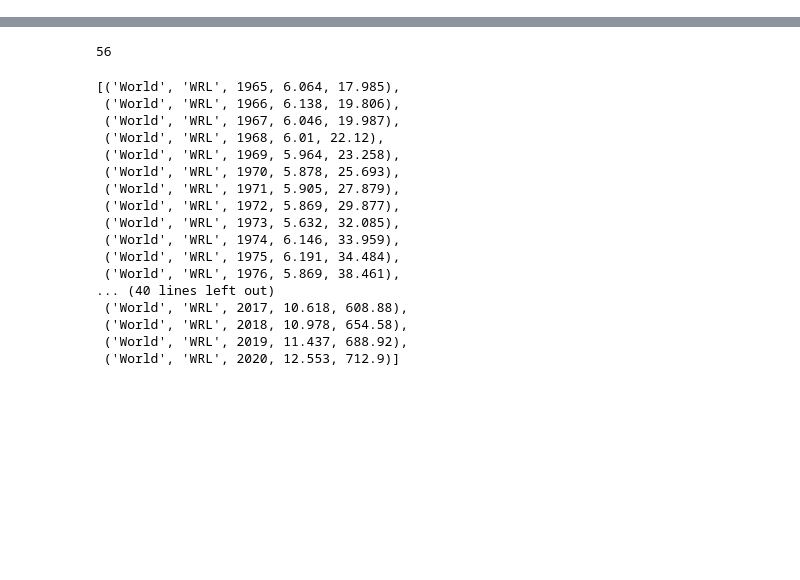
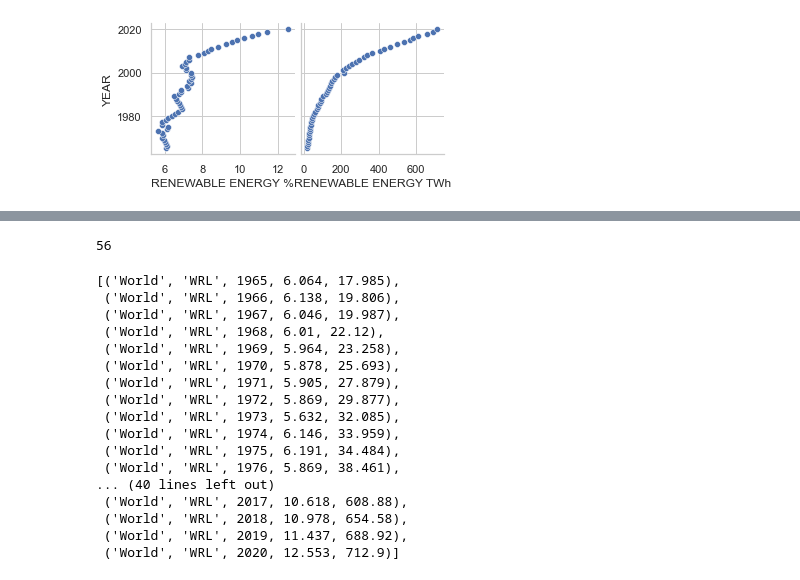
Before and after one commit to MaxTabo/Final_Project, a Jupyter notebook: FINAL TEST.ipynb, the cells around one changed output, grey strips where cells are left out. Saved outputs shown, nothing was run; the diff lists cells and outputs as text; code cells hidden in the pictures; blank space fills up the shorter version.

```diff
--- a/FINAL TEST.ipynb
+++ b/FINAL TEST.ipynb
@@ -11,6 +11,33 @@ import warnings
 warnings.filterwarnings("ignore")
 import pycountry_convert as pc
 import seaborn as sns
+from matplotlib import pyplot as plt
+%matplotlib inline
+%config Inlinebackend.figure_format = 'retina'
+sns.set_context('poster')
+sns.set(rc={'figure.figsize': (16., 9.)})
+sns.set_style('whitegrid')
+
+import plotly.express as px
+import plotly.graph_objects as go
+
+import statsmodels.api as sm
+from statsmodels.graphics.tsaplots import plot_acf, plot_pacf
+from statsmodels.tsa.arima.model import ARIMA
+from statsmodels.tsa.api import SimpleExpSmoothing
+from statsmodels.tsa.seasonal import seasonal_decompose
+from sklearn.linear_model import LinearRegression
+from sklearn.linear_model import Ridge, Lasso
+
+from sklearn.linear_model import SGDRegressor
+
+from sklearn.neighbors import KNeighborsRegressor
+
+from sklearn.ensemble import GradientBoostingRegressor
+
+from sklearn.svm import SVR
+from sklearn import metrics
+
 
 df = pd.read_csv("Data\wind-share-energy.csv")
 df1 = pd.read_csv("Data\wind-generation.csv")
@@ -34,6 +61,7 @@ df19 = pd.read_csv("Data/annual-percentage-change-renewables.csv")
 df20 = pd.read_csv("Data/annual-change-solar.csv")
 df21 = pd.read_csv("Data/annual-change-renewables.csv")
 dfGDP = pd.read_csv("Data/world-happiness-report-2021.csv")
+
 
 
 df_list=[df,df6,df7,df8,df9,df10,df11,df12,df13,df15,df17]
@@ -120,7 +148,7 @@ df_growth = df_growth.reindex(['ENTITY', 'ISO', 'YEAR',
 df_growth = df_growth.rename(columns={"ENTITY": "COUNTRY"})
 df_growth['COUNTRY']=df_growth['COUNTRY'].str.strip()
 
-cou_list_g=['Africa','OECD ','Non-OECD ','Other Asia Pacific', 'Other Caribbean', 'Other Europe',
+cou_list_g=['Africa','OECD ','Other Africa','Non-OECD ','Other Asia Pacific', 'Other Caribbean', 'Other Europe',
        'Other Middle East', 'Other Northern Africa',
        'Other South America', 'Other South and Central America','Eastern Africa ','Western Africa',
        'Other Southern Africa','Western Africa','Other Asia Pacific ','Other Northern Africa ','Western Africa (BP)','Africa ','South and Central America', 'Upper-middle-income countries','South America','Northern Africa','Central America','CIS','CIS ','Caribbean','Other CIS','Oceania','North America','Lower-middle-income countries','High-income countries', 'Asia','Asia Pacific','Asia Pacific ', 'Eastern Africa', 'European Union (27)','Europe', 'Middle Africa', 'Middle East' ,'Non-OECD', 'OECD', 'Western Africa','World']
@@ -184,0 +307,4 @@ sns.set_style("whitegrid")
+# %%
+sns.pairplot(wrl,y_vars='YEAR',x_vars=('RENEWABLE ENERGY %','RENEWABLE ENERGY TWh'));
+# %% [output]
+[figure, added]
```
Also changed, not shown: parts of 41 cells of this notebook, 10 other files.
